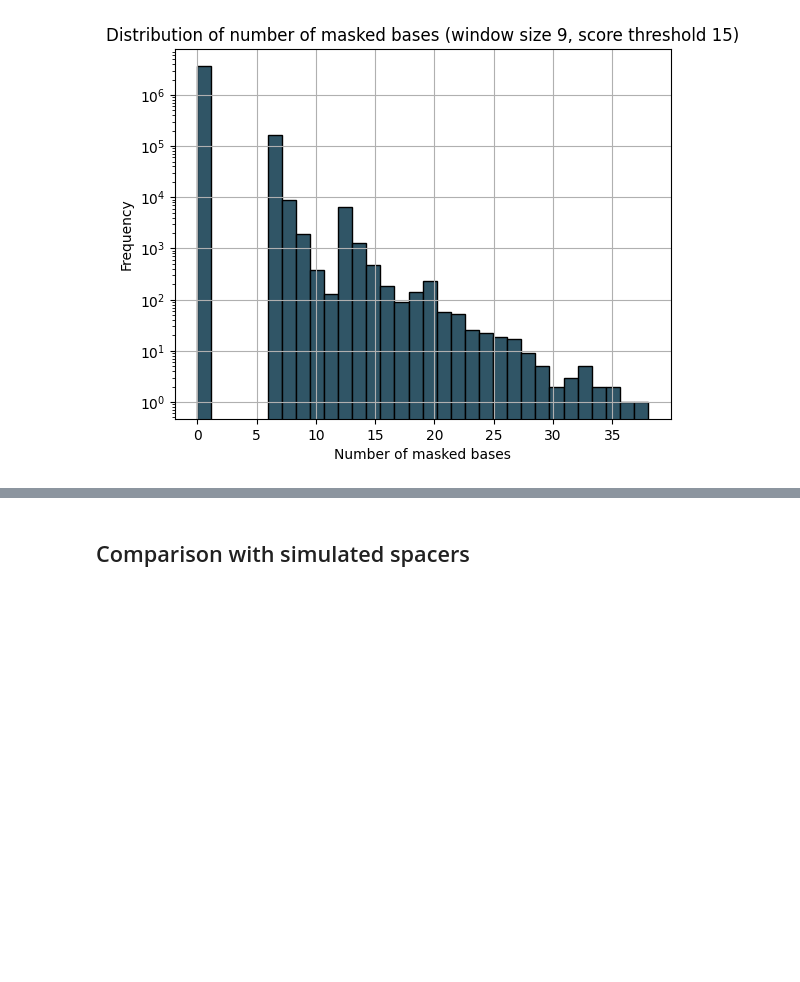
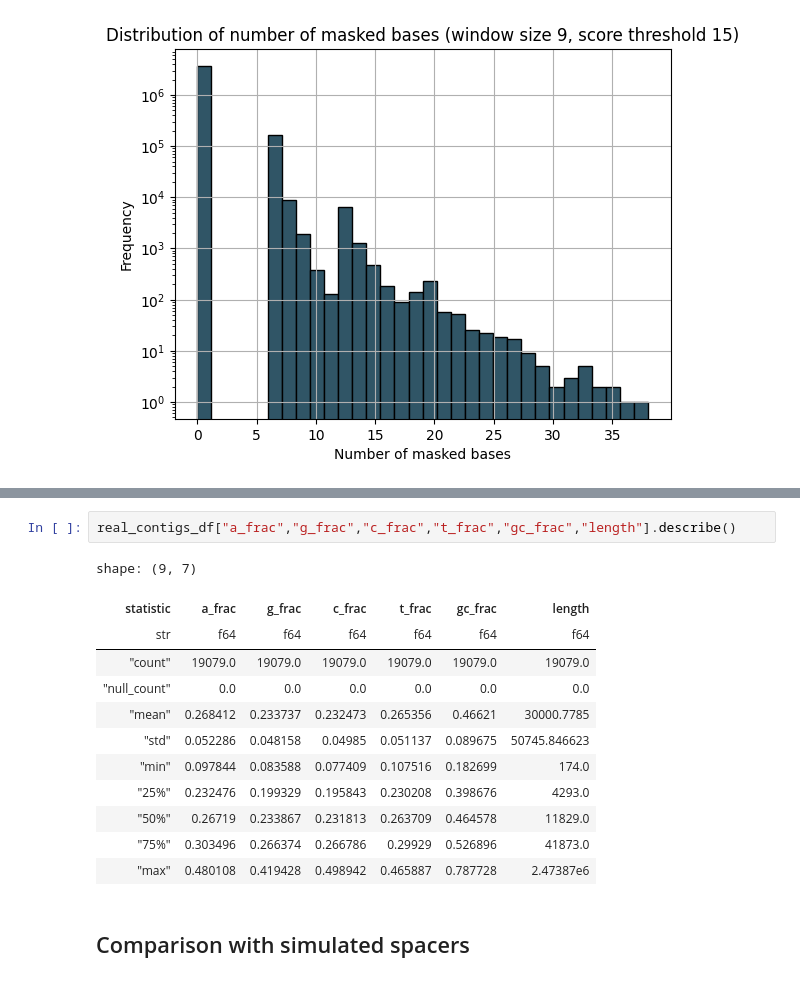
Before and after one commit to rickbeeloo/spacer_matching_bench, a Jupyter notebook: notebooks/real_spacer_inspection.ipynb, the cells around one changed output, grey strips where cells are left out. Drawn from its saved outputs; the diff is of its cells as text; blank space fills up the shorter version.

```diff
--- a/notebooks/real_spacer_inspection.ipynb
+++ b/notebooks/real_spacer_inspection.ipynb
@@ -551,3 +641,18 @@ plt.show()
+# %%
+real_contigs_df["a_frac","g_frac","c_frac","t_frac","gc_frac","length"].describe()
+# %% [output]
+shape: (9, 7)
+| statistic | a_frac | g_frac | c_frac | t_frac | gc_frac | length |
+| str | f64 | f64 | f64 | f64 | f64 | f64 |
+| "count" | 19079.0 | 19079.0 | 19079.0 | 19079.0 | 19079.0 | 19079.0 |
+| "null_count" | 0.0 | 0.0 | 0.0 | 0.0 | 0.0 | 0.0 |
+| "mean" | 0.268412 | 0.233737 | 0.232473 | 0.265356 | 0.46621 | 30000.7785 |
+| "std" | 0.052286 | 0.048158 | 0.04985 | 0.051137 | 0.089675 | 50745.846623 |
+| "min" | 0.097844 | 0.083588 | 0.077409 | 0.107516 | 0.182699 | 174.0 |
+| "25%" | 0.232476 | 0.199329 | 0.195843 | 0.230208 | 0.398676 | 4293.0 |
+| "50%" | 0.26719 | 0.233867 | 0.231813 | 0.263709 | 0.464578 | 11829.0 |
+| "75%" | 0.303496 | 0.266374 | 0.266786 | 0.29929 | 0.526896 | 41873.0 |
+| "max" | 0.480108 | 0.419428 | 0.498942 | 0.465887 | 0.787728 | 2.47387e6 |
 # %% [markdown]
 ## Comparison with simulated spacers
 # %% [markdown]
```
Also changed, not shown: parts of 8 cells of this notebook, 8 other files.
